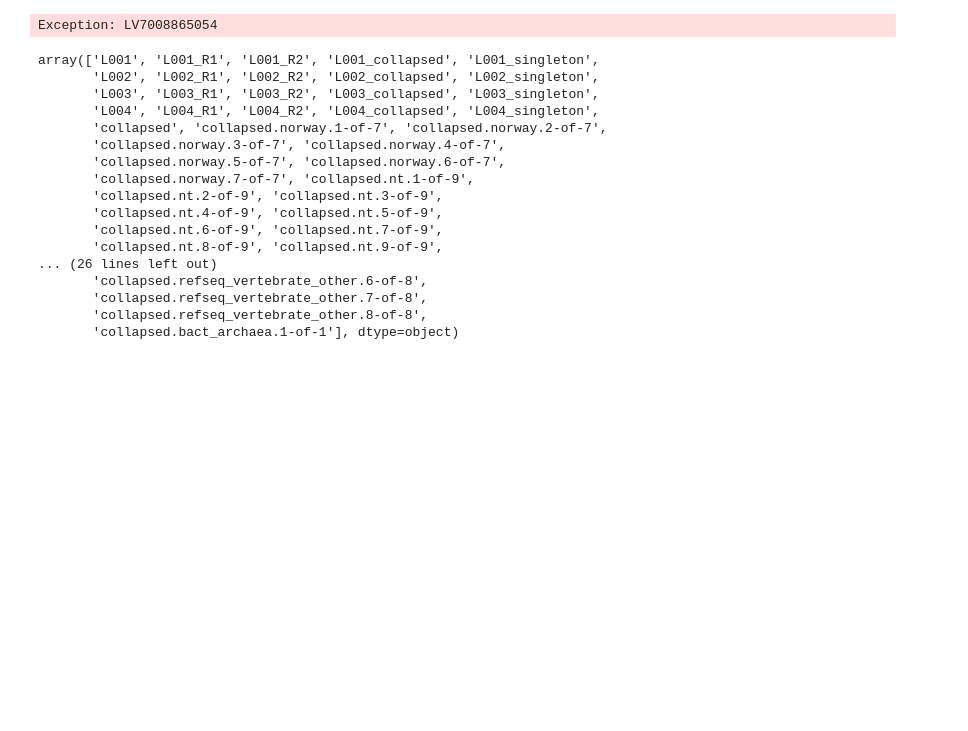
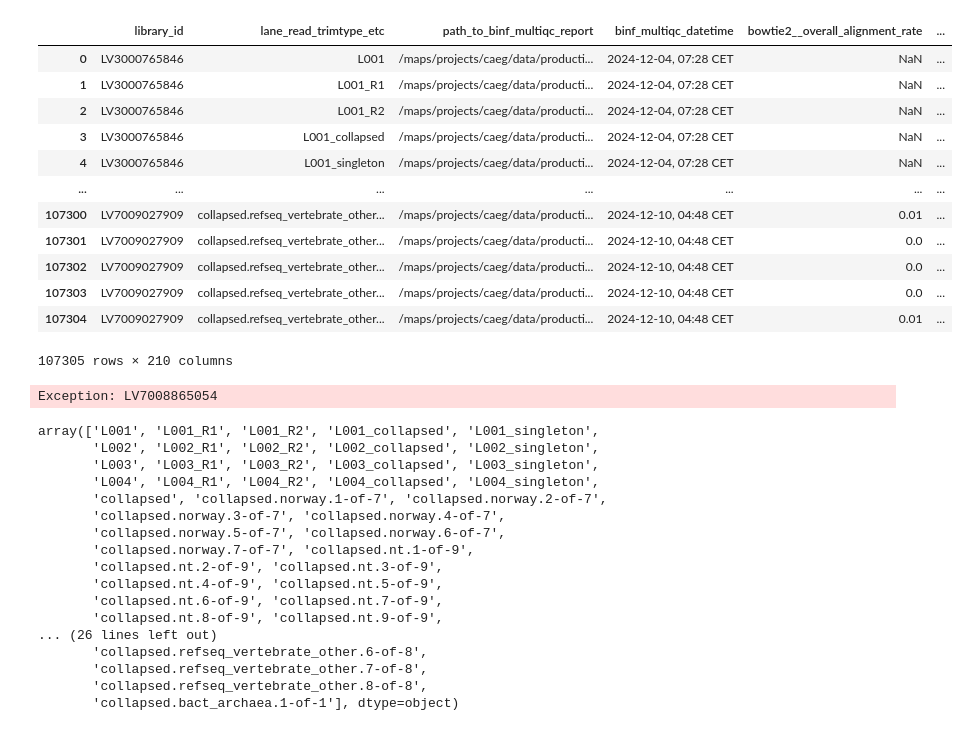
Before and after one commit to magnujo/gg-metadatabase-ui, a Jupyter notebook: notebooks/better_join.ipynb, the cells around one changed output. Drawn from its saved outputs; the diff is of its cells as text; code cells hidden in the pictures; blank space fills up the shorter version.

```diff
--- a/notebooks/better_join.ipynb
+++ b/notebooks/better_join.ipynb
@@ -37,6 +52,22 @@ mega_qc.insert(2, 'path_to_binf_multiqc_report', col_to_move)
 col_to_move = mega_qc.pop('binf_multiqc_datetime')
 mega_qc.insert(3, 'binf_multiqc_datetime', col_to_move)
 giga_table = mega_meta.merge(mega_qc, on='library_id', how='outer')
+# %%
+mega_qc
+# %% [output]
+|  | library_id | lane_read_trimtype_etc | path_to_binf_multiqc_report | binf_multiqc_datetime | bowtie2__overall_alignment_rate | ... |
+| 0 | LV3000765846 | L001 | /maps/projects/caeg/data/producti... | 2024-12-04, 07:28 CET | NaN | ... |
+| 1 | LV3000765846 | L001_R1 | /maps/projects/caeg/data/producti... | 2024-12-04, 07:28 CET | NaN | ... |
+| 2 | LV3000765846 | L001_R2 | /maps/projects/caeg/data/producti... | 2024-12-04, 07:28 CET | NaN | ... |
+| 3 | LV3000765846 | L001_collapsed | /maps/projects/caeg/data/producti... | 2024-12-04, 07:28 CET | NaN | ... |
+| 4 | LV3000765846 | L001_singleton | /maps/projects/caeg/data/producti... | 2024-12-04, 07:28 CET | NaN | ... |
+| ... | ... | ... | ... | ... | ... | ... |
+| 107300 | LV7009027909 | collapsed.refseq_vertebrate_other... | /maps/projects/caeg/data/producti... | 2024-12-10, 04:48 CET | 0.01 | ... |
+| 107301 | LV7009027909 | collapsed.refseq_vertebrate_other... | /maps/projects/caeg/data/producti... | 2024-12-10, 04:48 CET | 0.0 | ... |
+| 107302 | LV7009027909 | collapsed.refseq_vertebrate_other... | /maps/projects/caeg/data/producti... | 2024-12-10, 04:48 CET | 0.0 | ... |
+| 107303 | LV7009027909 | collapsed.refseq_vertebrate_other... | /maps/projects/caeg/data/producti... | 2024-12-10, 04:48 CET | 0.0 | ... |
+| 107304 | LV7009027909 | collapsed.refseq_vertebrate_other... | /maps/projects/caeg/data/producti... | 2024-12-10, 04:48 CET | 0.01 | ... |
+107305 rows × 210 columns
 # %%
 test_cols = mega_qc.columns
 for lib_id in mega_qc.library_id.unique():
```
Also changed, not shown: parts of 2 cells of this notebook.
